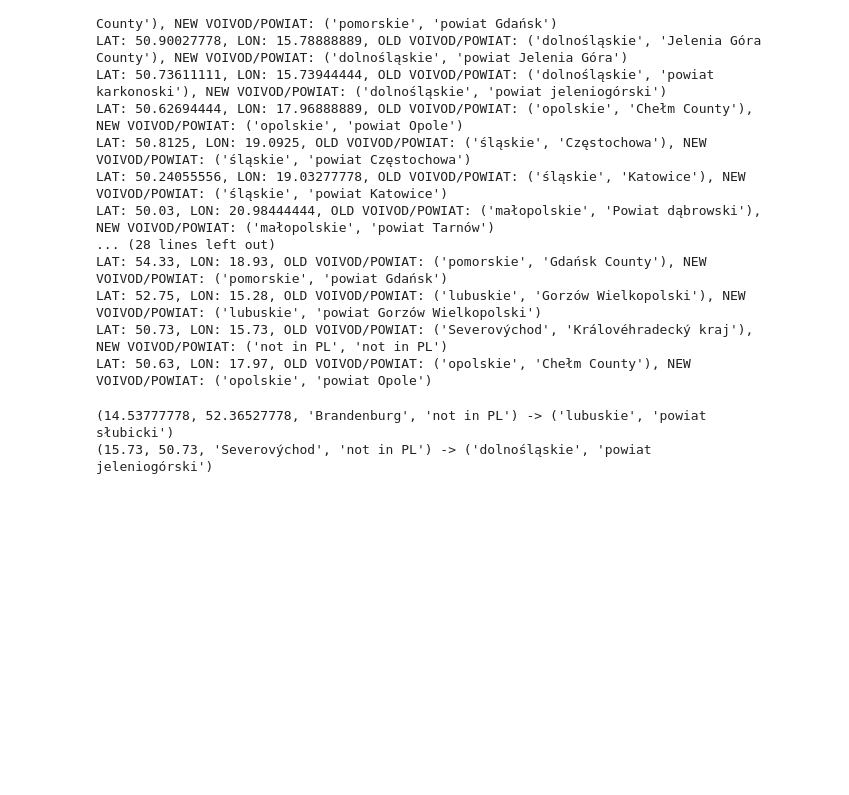
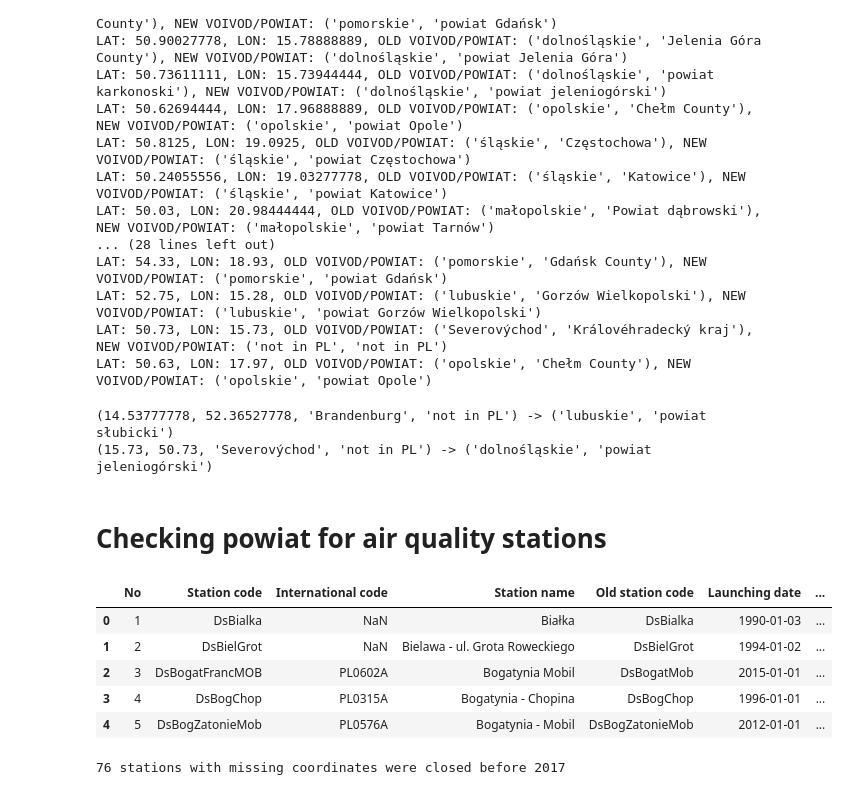
Before and after one commit to OmdenaAI/warsaw-poland-chapter-air-pollution, a Jupyter notebook: src/tasks/task-2-data-preprocessing/look_up.ipynb, the cells around one changed output. Saved outputs shown, nothing was run; the diff lists cells and outputs as text; code cells hidden in the pictures; blank space fills up the shorter version.

Commit message:
geojson powiat lookup for air quality dataset

```diff
--- a/src/tasks/task-2-data-preprocessing/look_up.ipynb
+++ b/src/tasks/task-2-data-preprocessing/look_up.ipynb
@@ -83,0 +84,22 @@ stations.to_csv("../../data/data_processed/processed_weather_data_in_CSV_files/s
+# %% [markdown]
+# Checking powiat for air quality stations
+# %%
+aq_stations = pd.read_csv("../../data/data_processed/merged_air_quality_data_CSV/thayes_air_quality_stations_with_powiat_missing3.csv")
+aq_stations.head()
+# %% [output]
+|  | No | Station code | International code | Station name | Old station code | Launching date | ... |
+| 0 | 1 | DsBialka | NaN | Białka | DsBialka | 1990-01-03 | ... |
+| 1 | 2 | DsBielGrot | NaN | Bielawa - ul. Grota Roweckiego | DsBielGrot | 1994-01-02 | ... |
+| 2 | 3 | DsBogatFrancMOB | PL0602A | Bogatynia Mobil | DsBogatMob | 2015-01-01 | ... |
+| 3 | 4 | DsBogChop | PL0315A | Bogatynia - Chopina | DsBogChop | 1996-01-01 | ... |
+| 4 | 5 | DsBogZatonieMob | PL0576A | Bogatynia - Mobil | DsBogZatonieMob | 2012-01-01 | ... |
+# %%
+#see whether stations with missing coordinates can be safely disregarded
+import datetime
+startdate = datetime.datetime.strptime('Jan 01 00:00:00 2017', "%b %d %H:%M:%S %Y")
+missing_coords = aq_stations.loc[aq_stations['WGS84 λ E'] == -999.0][['Closing date','WGS84 λ E','WGS84 φ N']]
+missing_coords['Closing date'] = pd.to_datetime(missing_coords['Closing date'])
+if all(missing_coords['Closing date'] < startdate) == True:
+    print(f"{len(missing_coords['Closing date'])} stations with missing coordinates were closed before 2017")
+# %% [output]
+76 stations with missing coordinates were closed before 2017
```
Also changed, not shown: parts of 4 cells of this notebook, 3 other files.
